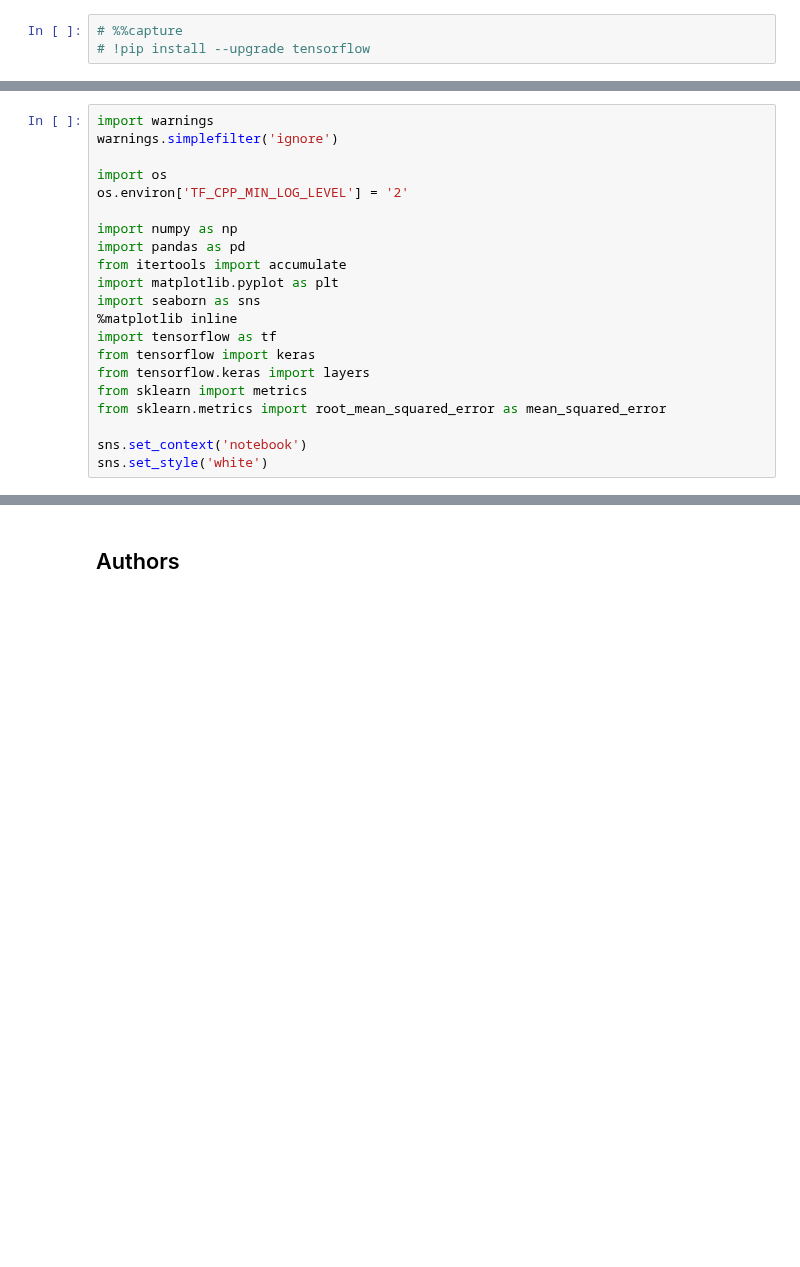
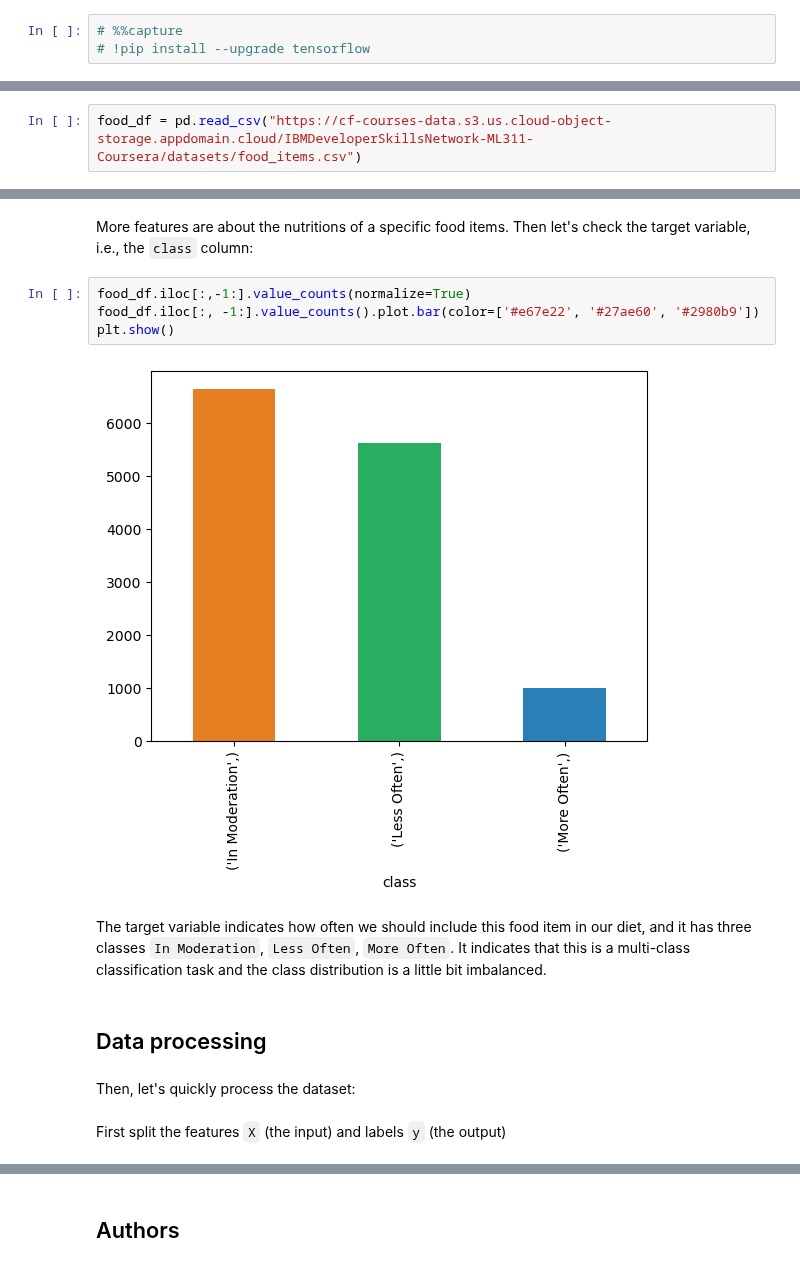
Before and after one commit to antonio-xrp/data-science-path, a Jupyter notebook: 0.4-MachineLearning/0.4-deep-learning-IBM/practice.ipynb, the cells around one changed output, grey strips where cells are left out. Saved outputs shown, nothing was run; the diff lists cells and outputs as text; blank space fills up the shorter version.

```diff
--- a/0.4-MachineLearning/0.4-deep-learning-IBM/practice.ipynb
+++ b/0.4-MachineLearning/0.4-deep-learning-IBM/practice.ipynb
@@ -87,21 +29,0 @@ _We recommend you import all required libraries in one place, as follows:_
-# %%
-import warnings
-warnings.simplefilter('ignore')
-
-import os
-os.environ['TF_CPP_MIN_LOG_LEVEL'] = '2'
-
-import numpy as np
-import pandas as pd
-from itertools import accumulate
-import matplotlib.pyplot as plt
-import seaborn as sns
-%matplotlib inline
-import tensorflow as tf
-from tensorflow import keras
-from tensorflow.keras import layers
-from sklearn import metrics
-from sklearn.metrics import root_mean_squared_error as mean_squared_error
-
-sns.set_context('notebook')
-sns.set_style('white')
@@ -682,0 +64,2 @@ print(np.sqrt(metrics.mean_squared_error(test_labels, y_pred)))
+# %%
+food_df = pd.read_csv("https://cf-courses-data.s3.us.cloud-object-storage.appdomain.cloud/IBMDeveloperSkillsNetwork-ML311-Coursera/datasets/food_items.csv")
@@ -682,0 +96,16 @@ print(np.sqrt(metrics.mean_squared_error(test_labels, y_pred)))
+# %% [markdown]
+More features are about the nutritions of a specific food items. Then let's check the target variable, i.e., the `class` column:
+# %%
+food_df.iloc[:,-1:].value_counts(normalize=True)
+food_df.iloc[:, -1:].value_counts().plot.bar(color=['#e67e22', '#27ae60', '#2980b9'])
+plt.show()
+# %% [output]
+[figure, added]
+# %% [markdown]
+The target variable indicates how often we should include this food item in our diet, and it has three classes `In Moderation`, `Less Often`, `More Often`. It indicates that this is a multi-class classification task and the class distribution is a little bit imbalanced.
+# %% [markdown]
+## Data processing
+# %% [markdown]
+Then, let's quickly process the dataset:
+# %% [markdown]
+First split the features `X` (the input) and labels `y` (the output)
```
Also changed, not shown: parts of 253 cells of this notebook, 7 other files.
